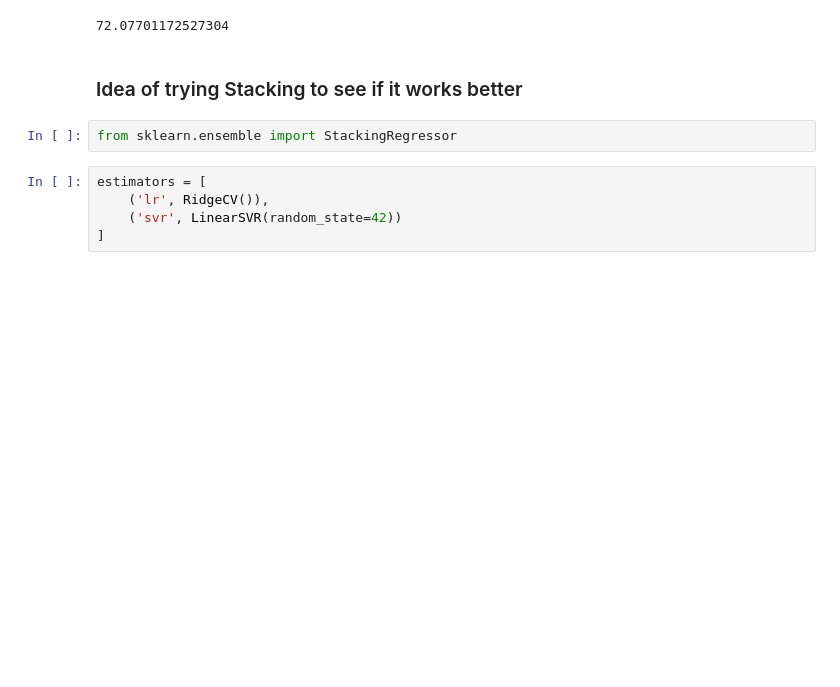
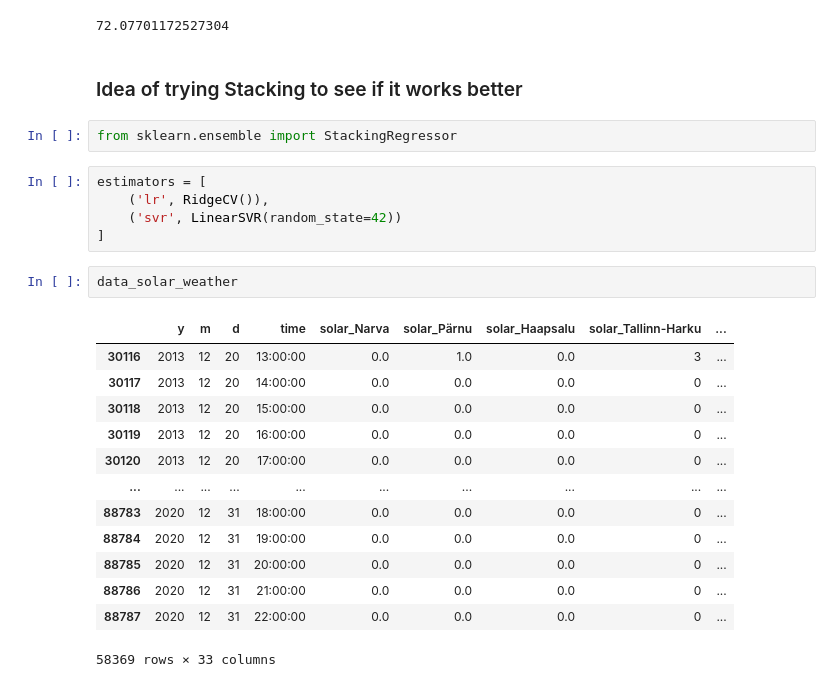
Before and after one commit to heigoers/solarpower_ml, a Jupyter notebook: Model_predictWeatherStation_use_4_stations.ipynb, the cells around one changed output. Saved outputs shown, nothing was run; the diff lists cells and outputs as text; blank space fills up the shorter version.

```diff
--- a/Model_predictWeatherStation_use_4_stations.ipynb
+++ b/Model_predictWeatherStation_use_4_stations.ipynb
@@ -539,3 +539,19 @@ estimators = [
     ('lr', RidgeCV()),
     ('svr', LinearSVR(random_state=42))
 ]
+# %%
+data_solar_weather
+# %% [output]
+|  | y | m | d | time | solar_Narva | solar_Pärnu | solar_Haapsalu | solar_Tallinn-Harku | ... |
+| 30116 | 2013 | 12 | 20 | 13:00:00 | 0.0 | 1.0 | 0.0 | 3 | ... |
+| 30117 | 2013 | 12 | 20 | 14:00:00 | 0.0 | 0.0 | 0.0 | 0 | ... |
+| 30118 | 2013 | 12 | 20 | 15:00:00 | 0.0 | 0.0 | 0.0 | 0 | ... |
+| 30119 | 2013 | 12 | 20 | 16:00:00 | 0.0 | 0.0 | 0.0 | 0 | ... |
+| 30120 | 2013 | 12 | 20 | 17:00:00 | 0.0 | 0.0 | 0.0 | 0 | ... |
+| ... | ... | ... | ... | ... | ... | ... | ... | ... | ... |
+| 88783 | 2020 | 12 | 31 | 18:00:00 | 0.0 | 0.0 | 0.0 | 0 | ... |
+| 88784 | 2020 | 12 | 31 | 19:00:00 | 0.0 | 0.0 | 0.0 | 0 | ... |
+| 88785 | 2020 | 12 | 31 | 20:00:00 | 0.0 | 0.0 | 0.0 | 0 | ... |
+| 88786 | 2020 | 12 | 31 | 21:00:00 | 0.0 | 0.0 | 0.0 | 0 | ... |
+| 88787 | 2020 | 12 | 31 | 22:00:00 | 0.0 | 0.0 | 0.0 | 0 | ... |
+58369 rows × 33 columns
```
Also changed, not shown: parts of 1 cell of this notebook.
